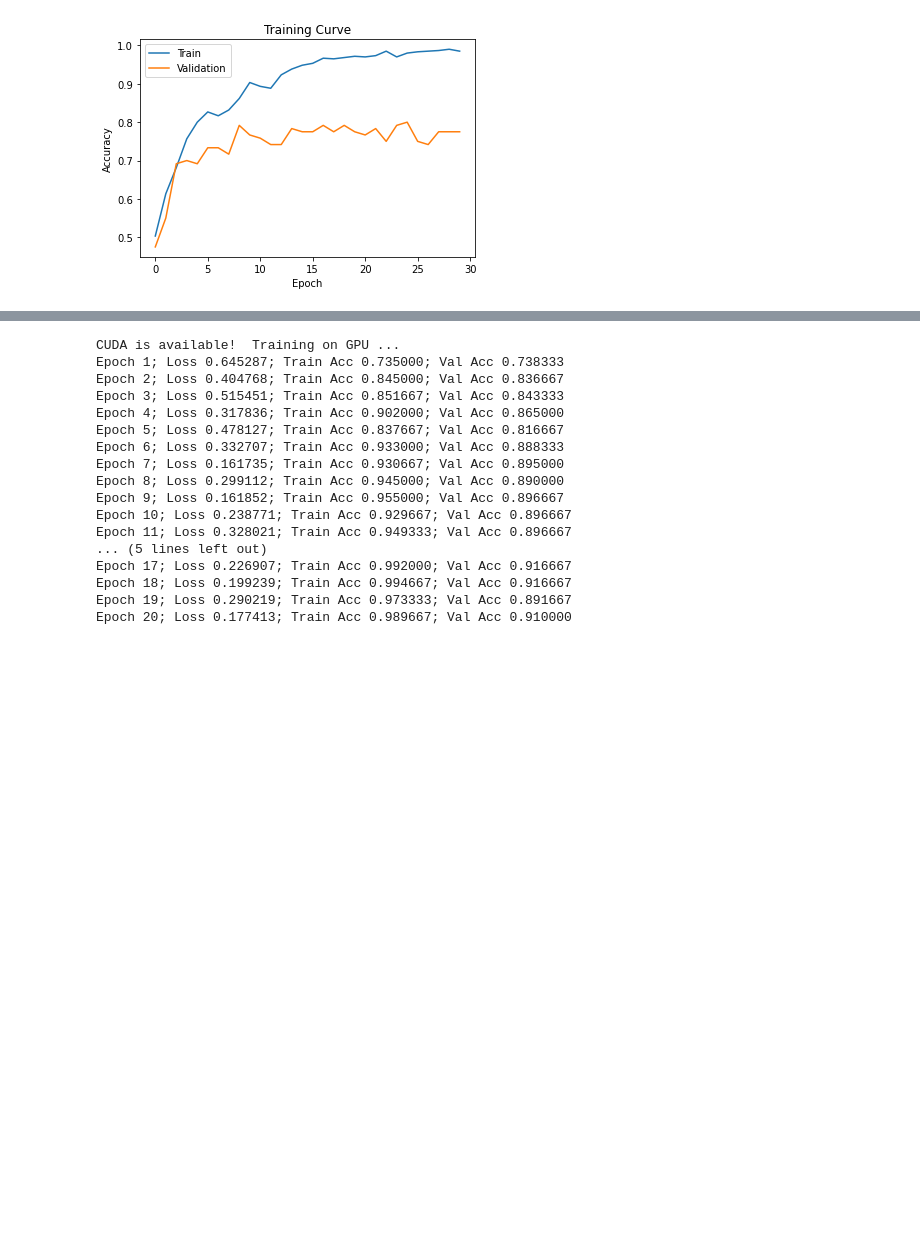
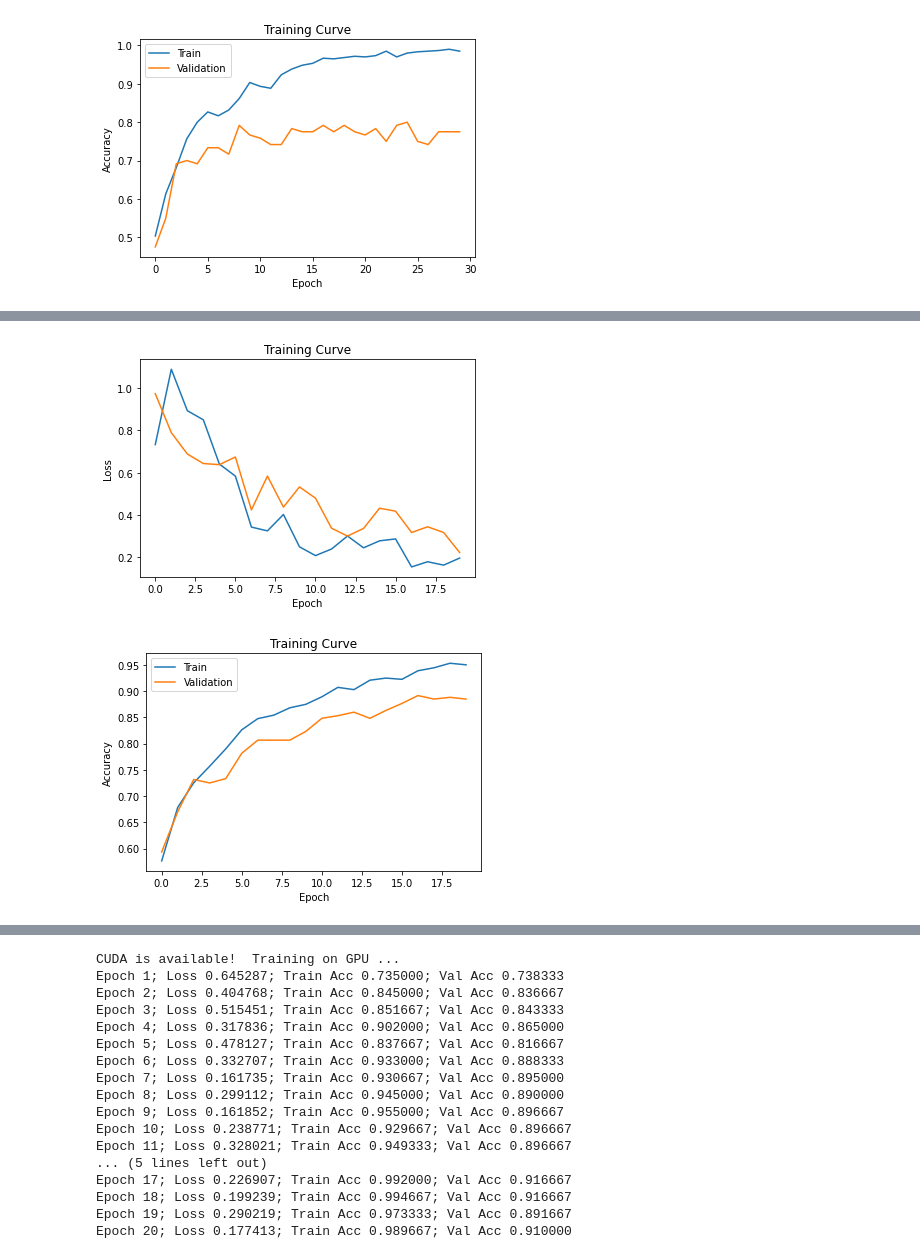
Before and after one commit to Joshua1030/APS360, a Jupyter notebook: Primary_model.ipynb, the cells around one changed output, grey strips where cells are left out. Saved outputs shown, nothing was run; the diff lists cells and outputs as text; code cells hidden in the pictures; blank space fills up the shorter version.

Commit message:
Adding dropout on the cnn_new model to tune hyperparameters

```diff
--- a/Primary_model.ipynb
+++ b/Primary_model.ipynb
@@ -693,3 +693,20 @@ transform = transforms.Compose([transforms.Resize((224, 224)),
 trainset_aug = torchvision.datasets.ImageFolder(train_dir_big, transform=transform)
 valset_aug = torchvision.datasets.ImageFolder(val_dir_big, transform=transform)
 #testset_aug = torchvision.datasets.ImageFolder(test_dir_big, transform=transform)
+# %%
+#Train on the big dataset: using new_dropout model
+#batch_size = 124
+#num_of_epoches = 20
+#lr = 0.001
+
+fruit_big2 = CNN_new_drop()
+
+use_cuda = True
+if use_cuda and torch.cuda.is_available():
+  fruit_big2.cuda()
+  print('CUDA is available!  Training on GPU ...')
+else:
+  print('CUDA is not available.  Training on CPU ...')
+#proper model
+train(fruit_big2, trainset_aug, valset_aug, batch_size=124, num_epochs=20, learning_rate=0.001)
+# %% [output]
@@ -695,0 +730,2 @@ valset_aug = torchvision.datasets.ImageFolder(val_dir_big, transform=transform)
+[figure, added]
+[figure, added]
```
Also changed, not shown: parts of 3 cells of this notebook.
